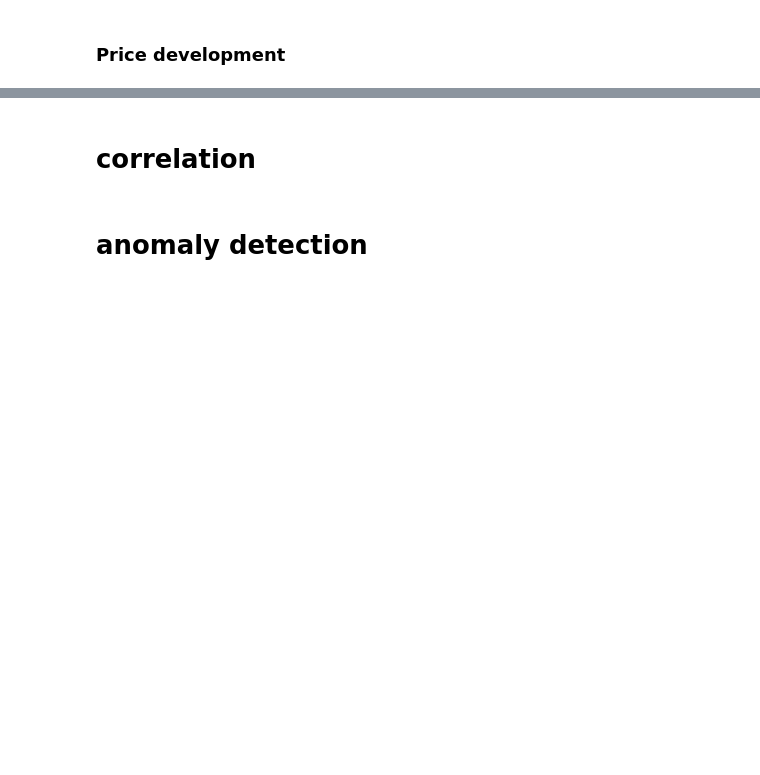
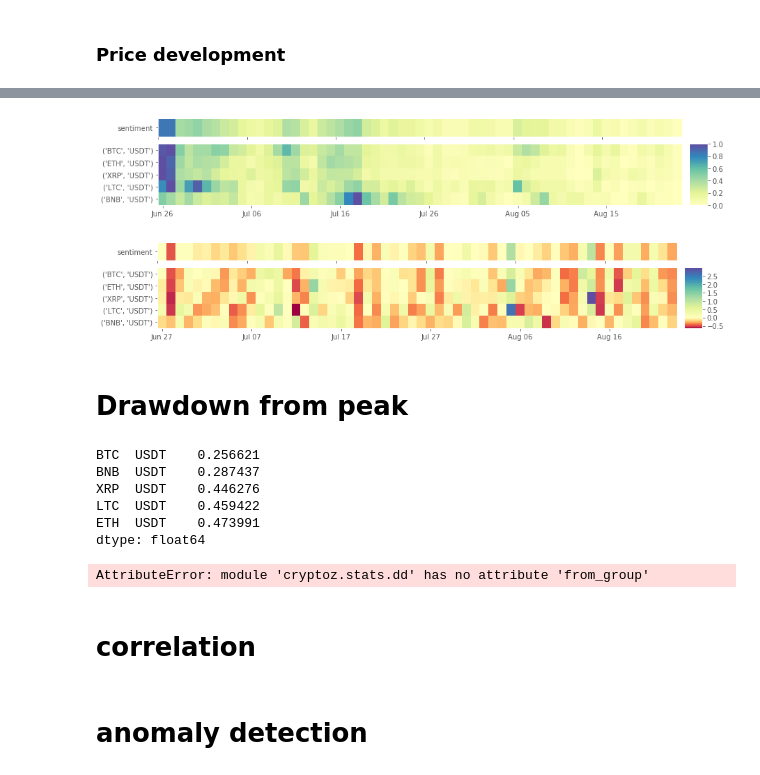
Before and after one commit to Sahanduiuc/cryptoz, a Jupyter notebook: Workbook.ipynb, the cells around one changed output, grey strips where cells are left out. Saved outputs shown, nothing was run; the diff lists cells and outputs as text; code cells hidden in the pictures; blank space fills up the shorter version.

```diff
--- a/Workbook.ipynb
+++ b/Workbook.ipynb
@@ -132,3 +120,38 @@ plt.show()
+# %%
+# Compare the development of volume for different pairs
+df = utils.reduce_group_to_df(ohlcvs, 'V')
+df = utils.normalize(df, 'minmax')
+
+plots.evolution(df)
+# %% [output]
+[figure, added]
+# %%
+# Percentage change between the current and a prior volume.
+df = utils.reduce_group_to_df(ohlcvs, 'V')
+df = df.pct_change().dropna()
+
+plots.evolution(df)
+# %% [output]
+[figure, added]
+# %% [markdown]
+# Drawdown from peak
+# %%
+# Drawdown now
+stats.dd.now(ohlcvs)
+# %% [output]
+BTC  USDT    0.256621
+BNB  USDT    0.287437
+XRP  USDT    0.446276
+LTC  USDT    0.459422
+ETH  USDT    0.473991
+dtype: float64
+# %%
+# Visualize the drawdown development across the pairs andtime scale
+df = stats.dd.from_group(ohlcvs)
+
+plots.evolution(df, cmap=plt.cm.cividis_r, norm=None, rank='last')
+# %% [output]
+AttributeError: module 'cryptoz.stats.dd' has no attribute 'from_group'
 # %% [markdown]
 # correlation
 # %%
```
Also changed, not shown: parts of 23 cells of this notebook, 4 other files.
